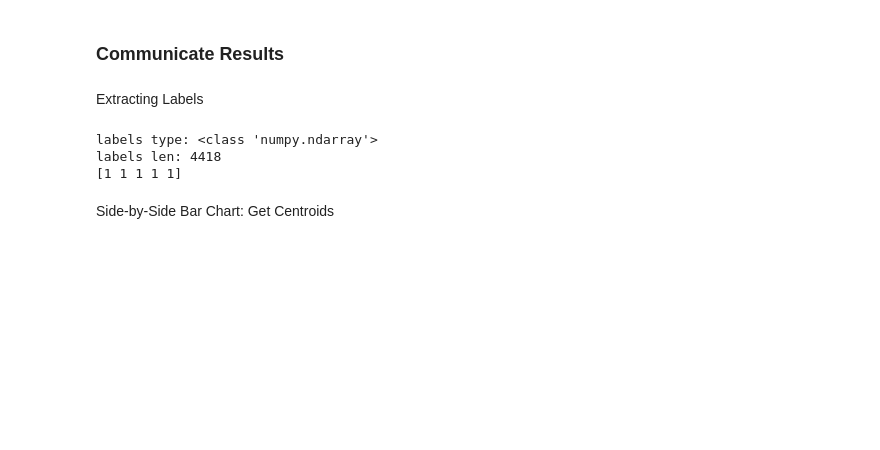
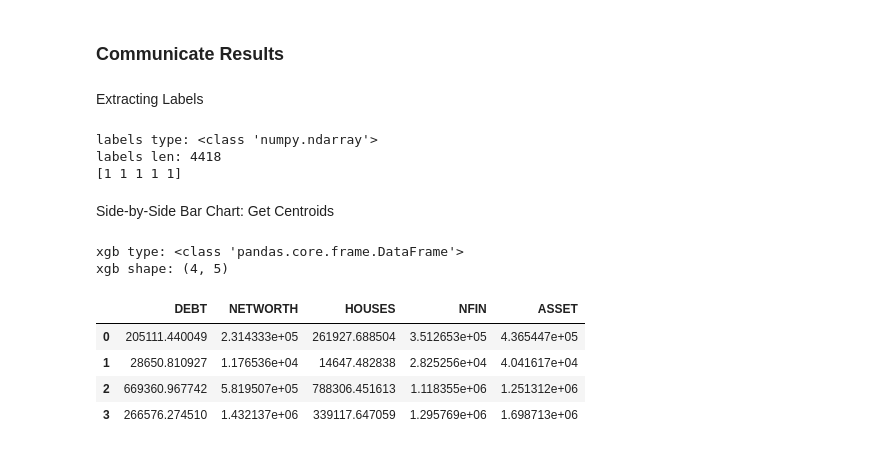
Before and after one commit to micahondiwa/applied-data-science, a Jupyter notebook: 0x05-customer_segmentation_in_us/2-clustering_multiple_features.ipynb, the cells around one changed output. Saved outputs shown, nothing was run; the diff lists cells and outputs as text; code cells hidden in the pictures; blank space fills up the shorter version.

```diff
--- a/0x05-customer_segmentation_in_us/2-clustering_multiple_features.ipynb
+++ b/0x05-customer_segmentation_in_us/2-clustering_multiple_features.ipynb
@@ -331,3 +331,17 @@ labels len: 4418
 [1 1 1 1 1]
 # %% [markdown]
 Side-by-Side Bar Chart: Get Centroids
+# %%
+xgb = X.groupby(labels).mean()
+
+print("xgb type:", type(xgb))
+print("xgb shape:", xgb.shape)
+xgb
+# %% [output]
+xgb type: <class 'pandas.core.frame.DataFrame'>
+xgb shape: (4, 5)
+|  | DEBT | NETWORTH | HOUSES | NFIN | ASSET |
+| 0 | 205111.440049 | 2.314333e+05 | 261927.688504 | 3.512653e+05 | 4.365447e+05 |
+| 1 | 28650.810927 | 1.176536e+04 | 14647.482838 | 2.825256e+04 | 4.041617e+04 |
+| 2 | 669360.967742 | 5.819507e+05 | 788306.451613 | 1.118355e+06 | 1.251312e+06 |
+| 3 | 266576.274510 | 1.432137e+06 | 339117.647059 | 1.295769e+06 | 1.698713e+06 |
```
